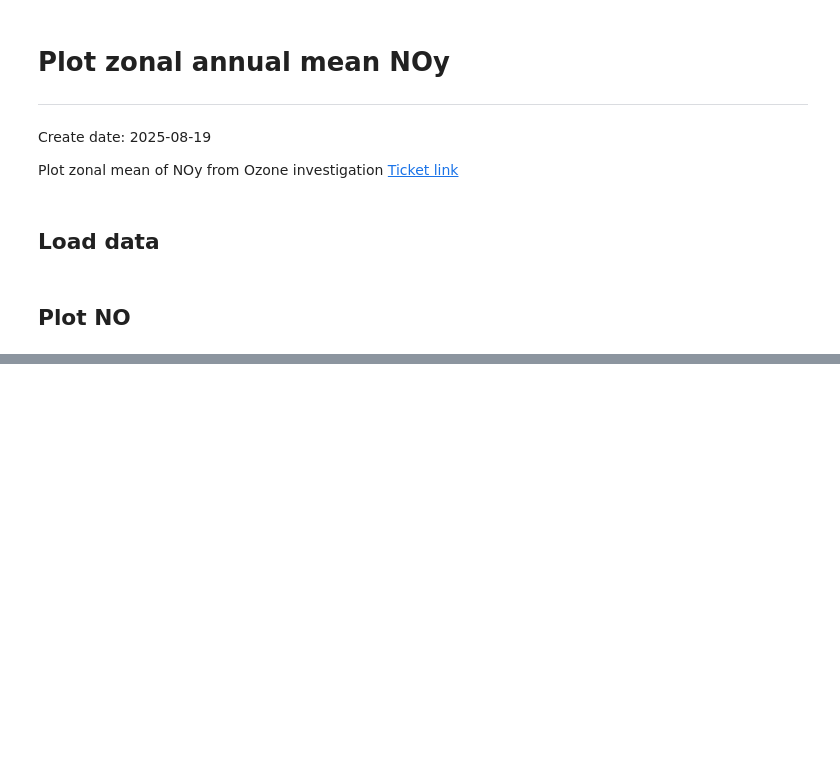
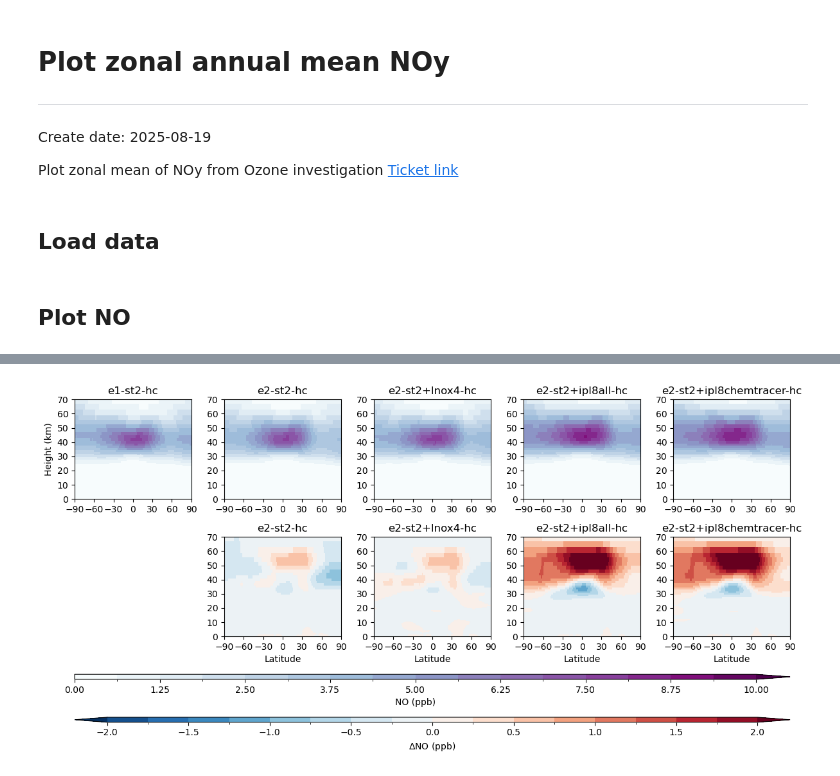
Before and after one commit to vichawans/group_python, a Jupyter notebook: informal/vs480/01_NOy-plot-zonal.ipynb, the cells around one changed output, grey strips where cells are left out. Cells and saved outputs as stored; diff of their text form; code cells hidden in the pictures; blank space fills up the shorter version.

Commit message:
Make plots for more species

```diff
--- a/informal/vs480/01_NOy-plot-zonal.ipynb
+++ b/informal/vs480/01_NOy-plot-zonal.ipynb
@@ -24,7 +25,9 @@ import src.const as CONST
 with open("config.yaml") as f:
     config = yaml.safe_load(f)
 # %%
-def pp_paths(data_root_dir: str, dataset_suites: dict[str, str], stashes: list[str]):
+def generate_dataset_file_paths(
+    data_root_dir: str, dataset_suites: dict[str, str], stashes: list[str]
+):
     """
     Create dictionary of lists of file paths for each suite.
 
@@ -147,18 +153,25 @@ exp_subset = [
     "e1-st2-hc",
     "e2-st2-hc",
     "e2-st2+lnox4-hc",
-    "e2-st2+ipl7-hc",
-    "e2-st2+ipl8-hc",
+    "e2-st2+ipl8all-hc",
+    "e2-st2+ipl8chemtracer-hc",
 ]
 
-stashes_subset = ["34002", "34996", "34003", "50062"]
+stashes_subset = [
+    "34001",
+    "34002",
+    "34996",
+    "34003",
+    "34007",
+    "50062",
+]
 
 datasets = load_multiple_exps(config, exp_subset, stashes_subset)
 # %% [markdown]
 ## Plot NO
 # %%
-def def_custom_subplots(
-    fig_width, widths_subplot, heights_subplot, exclude_last_row: bool = False
+def create_custom_subplots(
+    fig_width, widths_subplot, heights_subplot, exclude_bottom_rows: int = 0
 ):
 
     fig = plt.figure(figsize=(fig_width, 0.5 * fig_width))
@@ -170,10 +183,14 @@ def def_custom_subplots(
         nrow, ncol, width_ratios=widths_subplot, height_ratios=heights_subplot
     )
 
-    if exclude_last_row:
-        nrow = nrow - 1
+    if nrow - exclude_bottom_rows < 0:
+        raise ValueError("nrow < 0")
 
-    axs = [fig.add_subplot(gs[i, j]) for i in range(nrow) for j in range(ncol)]
+    axs = [
+        fig.add_subplot(gs[i, j])
+        for i in range(nrow - exclude_bottom_rows)
+        for j in range(ncol)
+    ]
 
     return fig, axs, gs, nrow, ncol
 # %%
@@ -194,4 +211,11 @@ for exp in zonal_mean_ppb.keys():
             * CONST.M_AIR
             * 1e9
         )
+# %%
+for exp in zonal_mean_ppb.keys():
+    zonal_mean_ppb[exp]["noy"] = (
+        zonal_mean_ppb[exp]["no"]
+        + zonal_mean_ppb[exp]["no2"]
+        + zonal_mean_ppb[exp]["no3"]
+    )
 # %%
@@ -409,0 +303,9 @@ fig.tight_layout()
+# %%
+fig, ax = plot_zonal_mean(
+    zonal_mean_ppb=zonal_mean_ppb,
+    species="no",
+    vmax=10,
+    diff_vmax=2,
+)
+# %% [output]
+[figure, added]
```
Also changed, not shown: parts of 9 cells of this notebook, 2 other files.
